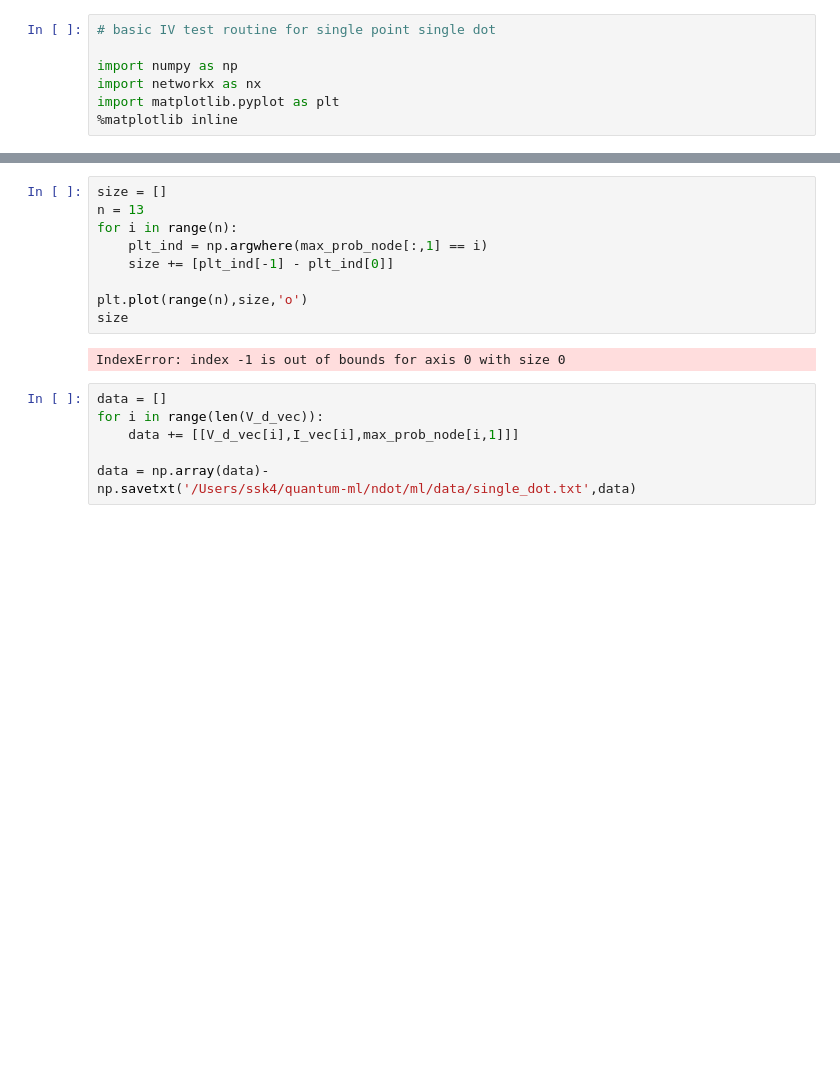
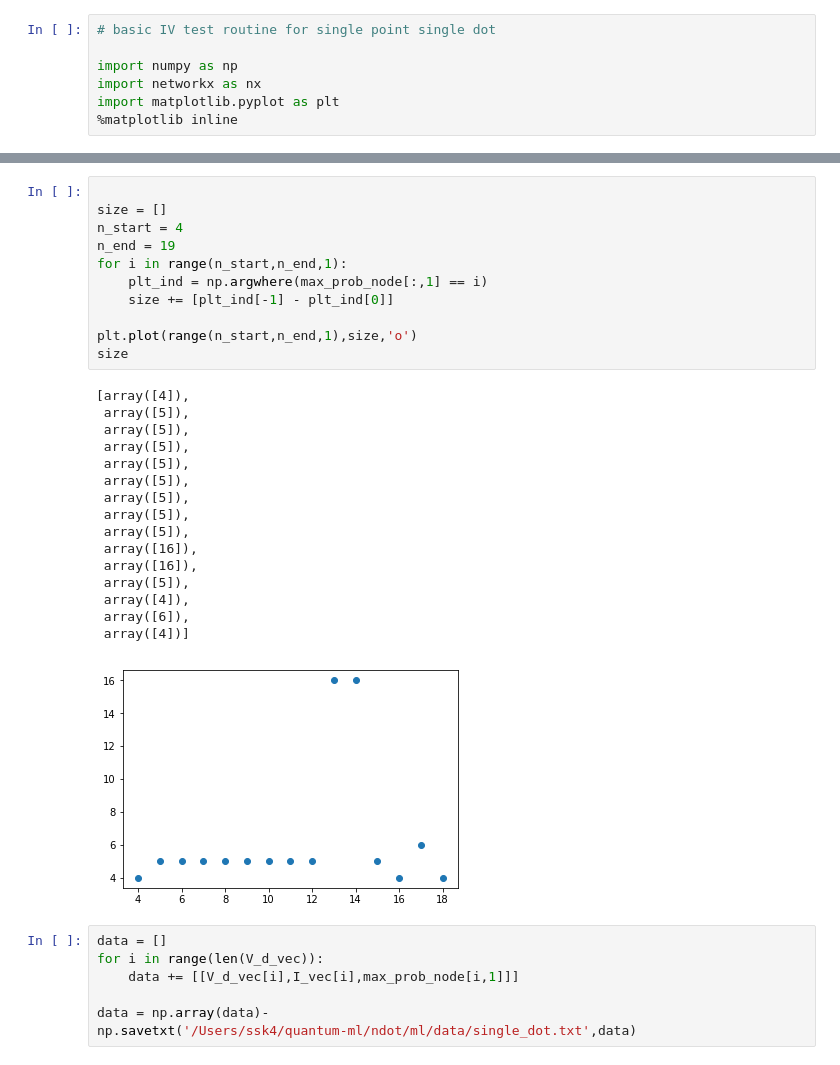
Before and after one commit to Quantumgame/quantum-ml, a Jupyter notebook: ndot/lib/single_dot.ipynb, the cells around one changed output, grey strips where cells are left out. Drawn from its saved outputs; the diff is of its cells as text; blank space fills up the shorter version.

```diff
--- a/ndot/lib/single_dot.ipynb
+++ b/ndot/lib/single_dot.ipynb
@@ -98,14 +111,31 @@ plt.ylabel('Charge state')
 # %%
+
 size = []
-n = 13
-for i in range(n):
+n_start = 4
+n_end = 19
+for i in range(n_start,n_end,1):
     plt_ind = np.argwhere(max_prob_node[:,1] == i)
     size += [plt_ind[-1] - plt_ind[0]]
 
-plt.plot(range(n),size,'o')
+plt.plot(range(n_start,n_end,1),size,'o')
 size
 # %% [output]
-IndexError: index -1 is out of bounds for axis 0 with size 0
+[array([4]),
+ array([5]),
+ array([5]),
+ array([5]),
+ array([5]),
+ array([5]),
+ array([5]),
+ array([5]),
+ array([5]),
+ array([16]),
+ array([16]),
+ array([5]),
+ array([4]),
+ array([6]),
+ array([4])]
+[figure, added]
 # %%
 data = []
 for i in range(len(V_d_vec)):
```
Also changed, not shown: parts of 12 cells of this notebook, 3 other files.
